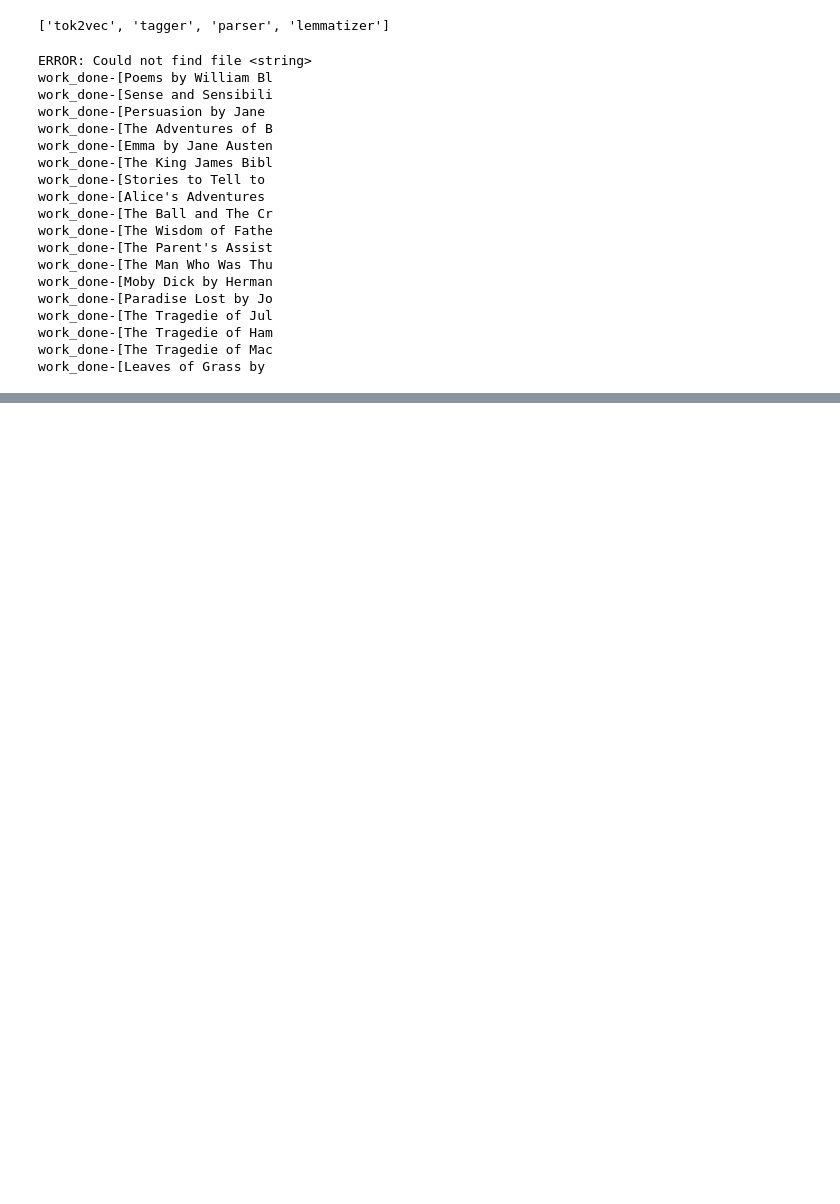
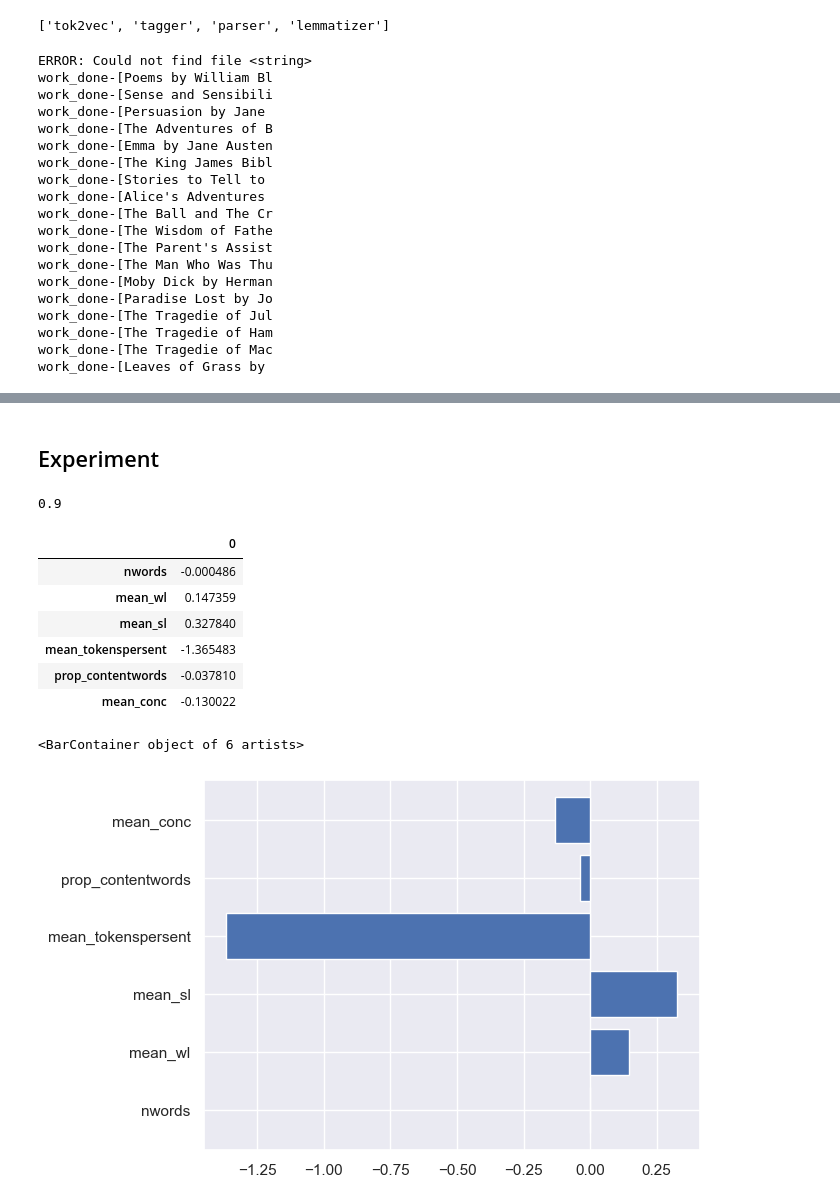
Before and after one commit to m-krastev/creative-thesis, a Jupyter notebook: src/tests.ipynb, the cells around one changed output, grey strips where cells are left out. Cells and saved outputs as stored; diff of their text form; code cells hidden in the pictures; blank space fills up the shorter version.

```diff
--- a/src/tests.ipynb
+++ b/src/tests.ipynb
@@ -85,0 +139,13 @@ Increment here is the more important number as it tells us how memory usage peak
+# %%
+legal_texts = [" ".join([" ".join(para) for para in chap])[:100_000] for chap in europarl_raw.english.chapters()]
+
+# legal_texts = []
+# for chap in europarl_raw.english.chapters():
+#     legal_texts.append(" ".join([" ".join(para) for para in chap])[:100_000])
+# %%
+with Pool(16) as p:
+    results = p.starmap(process, [(legal_text, f"legal_text_{i}") for i, legal_text in enumerate(legal_texts)])
+
+legal_df = pd.DataFrame(results)
+legal_df.insert(legal_df.shape[1], "class", 2)
+legal_df.head()
@@ -85,0 +161,3 @@ Increment here is the more important number as it tells us how memory usage peak
+# %%
+df = pd.concat([creative_df, legal_df], ignore_index=True)
+df
@@ -85,0 +178,40 @@ Increment here is the more important number as it tells us how memory usage peak
+# %% [markdown]
+## Experiment
+# %%
+from sklearn.linear_model import LogisticRegression
+from sklearn.model_selection import train_test_split
+from sklearn.metrics import accuracy_score
+
+xdf = df.drop(["title", "class", "prop_pos"],axis=1)
+ydf = df["class"]
+xtrain, xtest, ytrain, ytest = train_test_split(xdf, ydf,test_size=0.1)
+xtrain, xval, ytrain, yval = train_test_split(xtrain, ytrain, test_size=0.1)
+
+reg = LogisticRegression()
+reg.fit(xtrain, ytrain)
+predicts = reg.predict(xtest)
+
+accuracy_score(predicts, ytest)
+# %% [output]
+0.9
+# %%
+# reg.coef_
+
+# xdf.columns
+
+display_df = pd.DataFrame(reg.coef_.T, index=xdf.columns)
+display(display_df)
+
+import matplotlib.pyplot as plt
+
+plt.barh(display_df.index,display_df[0])
+# %% [output]
+|  | 0 |
+| nwords | -0.000486 |
+| mean_wl | 0.147359 |
+| mean_sl | 0.327840 |
+| mean_tokenspersent | -1.365483 |
+| prop_contentwords | -0.037810 |
+| mean_conc | -0.130022 |
+<BarContainer object of 6 artists>
+[figure, added]
```
Also changed, not shown: parts of 10 cells of this notebook, 4 other files.
